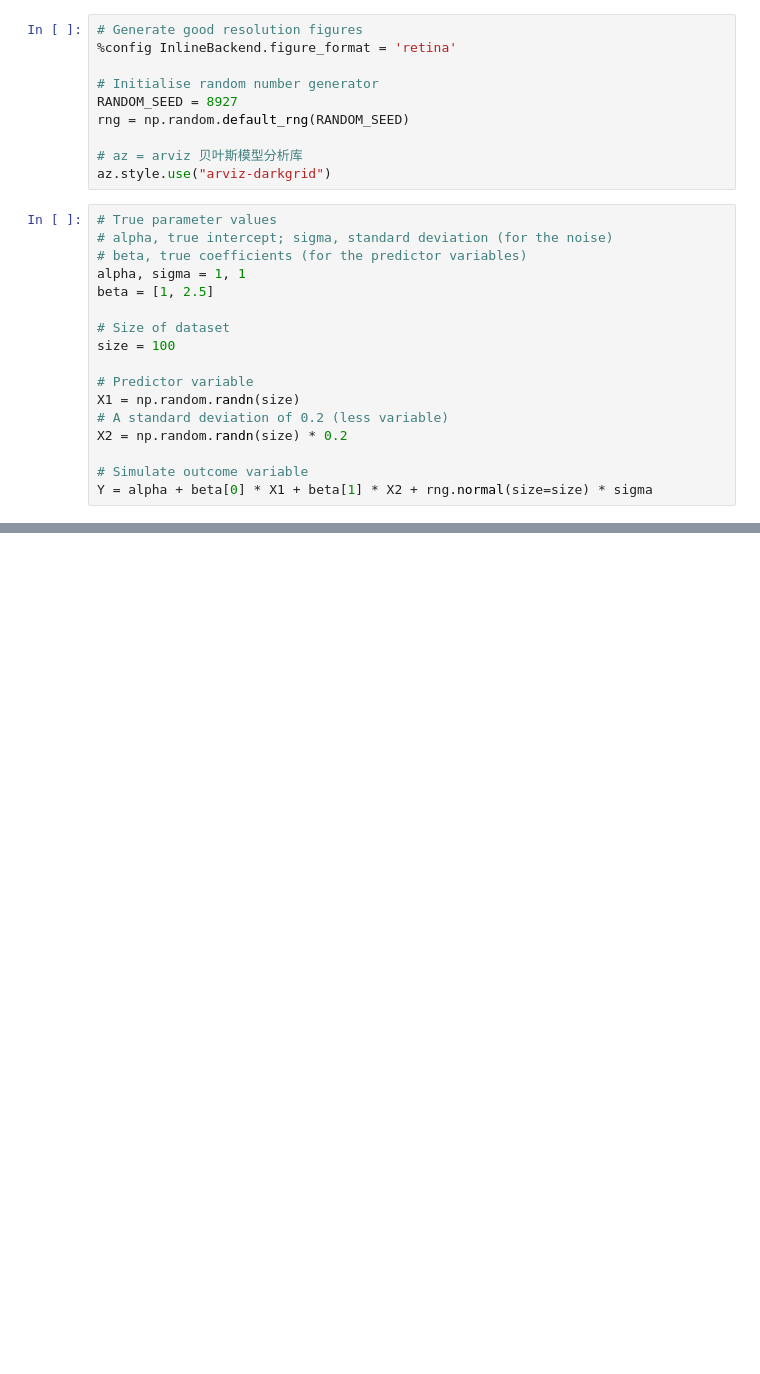
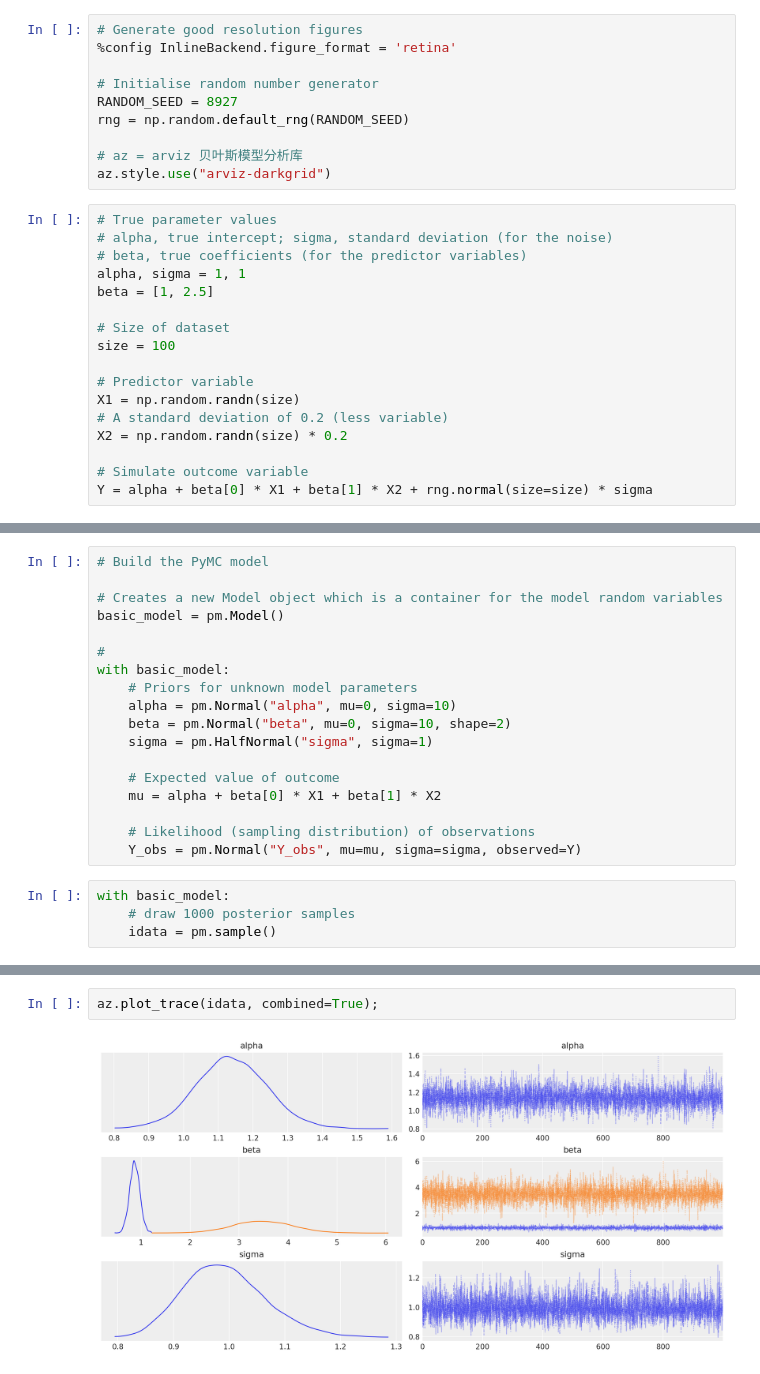
Before and after one commit to ZewenKong/ZewenKong-Nokeboot, a Jupyter notebook: pymc_test.ipynb, the cells around one changed output, grey strips where cells are left out. Drawn from its saved outputs; the diff is of its cells as text; blank space fills up the shorter version.

```diff
--- a/pymc_test.ipynb
+++ b/pymc_test.ipynb
@@ -41,0 +52,22 @@ axes[1].set_xlabel("X2");
+# %%
+# Build the PyMC model
+
+# Creates a new Model object which is a container for the model random variables
+basic_model = pm.Model()
+
+#
+with basic_model:
+    # Priors for unknown model parameters
+    alpha = pm.Normal("alpha", mu=0, sigma=10)
+    beta = pm.Normal("beta", mu=0, sigma=10, shape=2)
+    sigma = pm.HalfNormal("sigma", sigma=1)
+
+    # Expected value of outcome
+    mu = alpha + beta[0] * X1 + beta[1] * X2
+
+    # Likelihood (sampling distribution) of observations
+    Y_obs = pm.Normal("Y_obs", mu=mu, sigma=sigma, observed=Y)
+# %%
+with basic_model:
+    # draw 1000 posterior samples
+    idata = pm.sample()
@@ -41,0 +106,4 @@ axes[1].set_xlabel("X2");
+# %%
+az.plot_trace(idata, combined=True);
+# %% [output]
+[figure, added]
```
Also changed, not shown: parts of 9 cells of this notebook, 8 other files.
